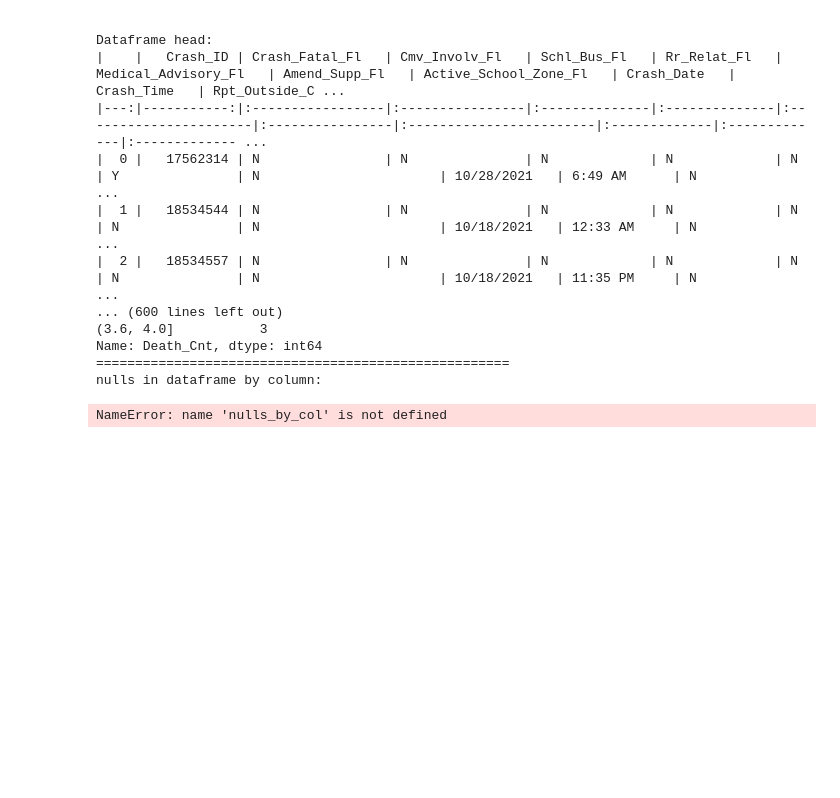
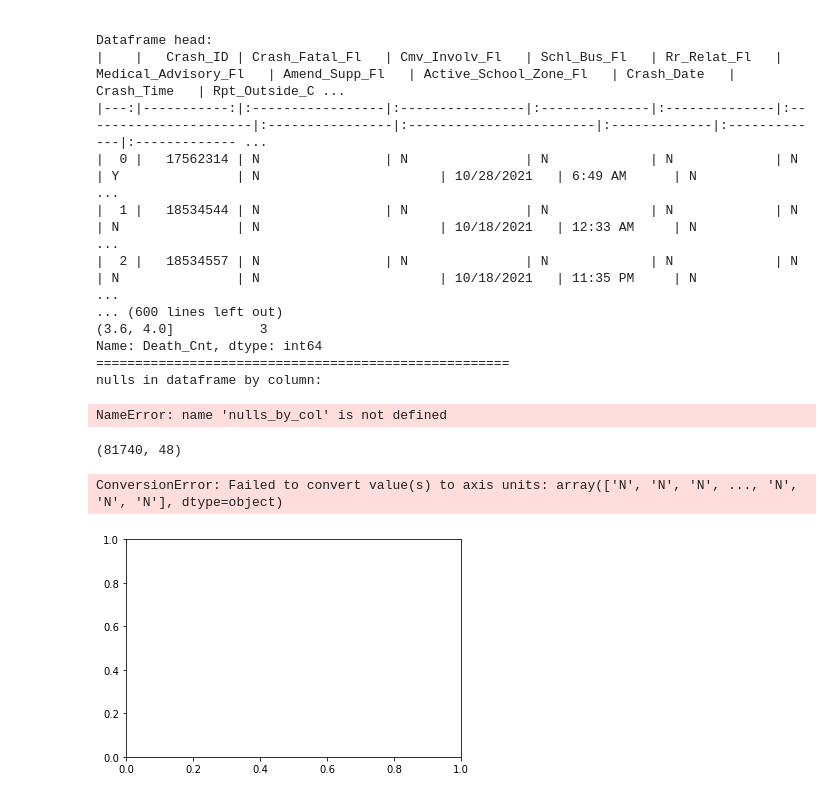
Before and after one commit to randyfrench/texas-motor-vehicle-crashes-2021, a Jupyter notebook: texas_crash_2021.ipynb, the cells around one changed output. Drawn from its saved outputs; the diff is of its cells as text; code cells hidden in the pictures; blank space fills up the shorter version.

```diff
--- a/texas_crash_2021.ipynb
+++ b/texas_crash_2021.ipynb
@@ -94,3 +94,12 @@ Name: Death_Cnt, dtype: int64
 =====================================================
 nulls in dataframe by column:
 NameError: name 'nulls_by_col' is not defined
+# %%
+df.shape
+# %% [output]
+(81740, 48)
+# %%
+plt.hist(df)
+# %% [output]
+ConversionError: Failed to convert value(s) to axis units: array(['N', 'N', 'N', ..., 'N', 'N', 'N'], dtype=object)
+[figure, added]
```
